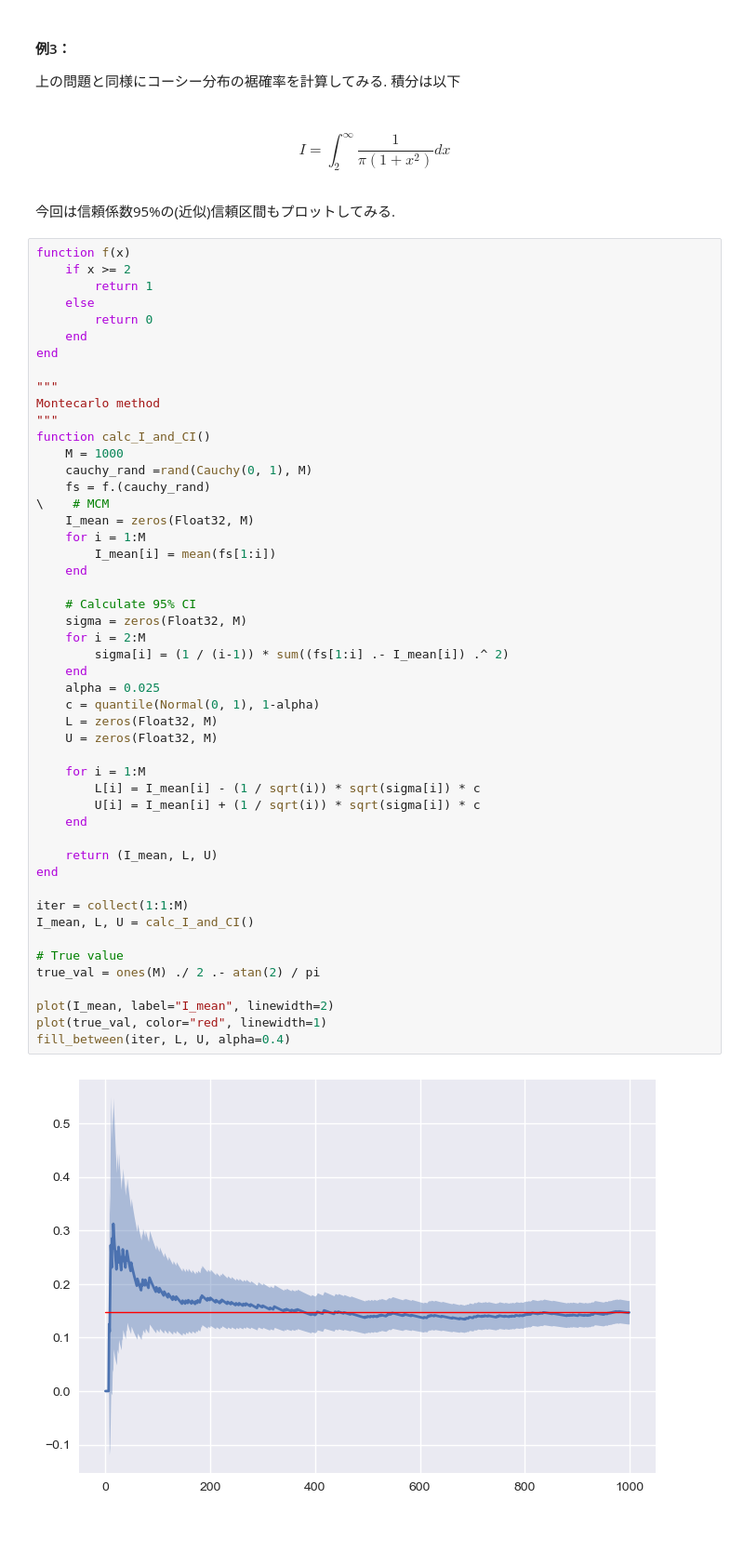
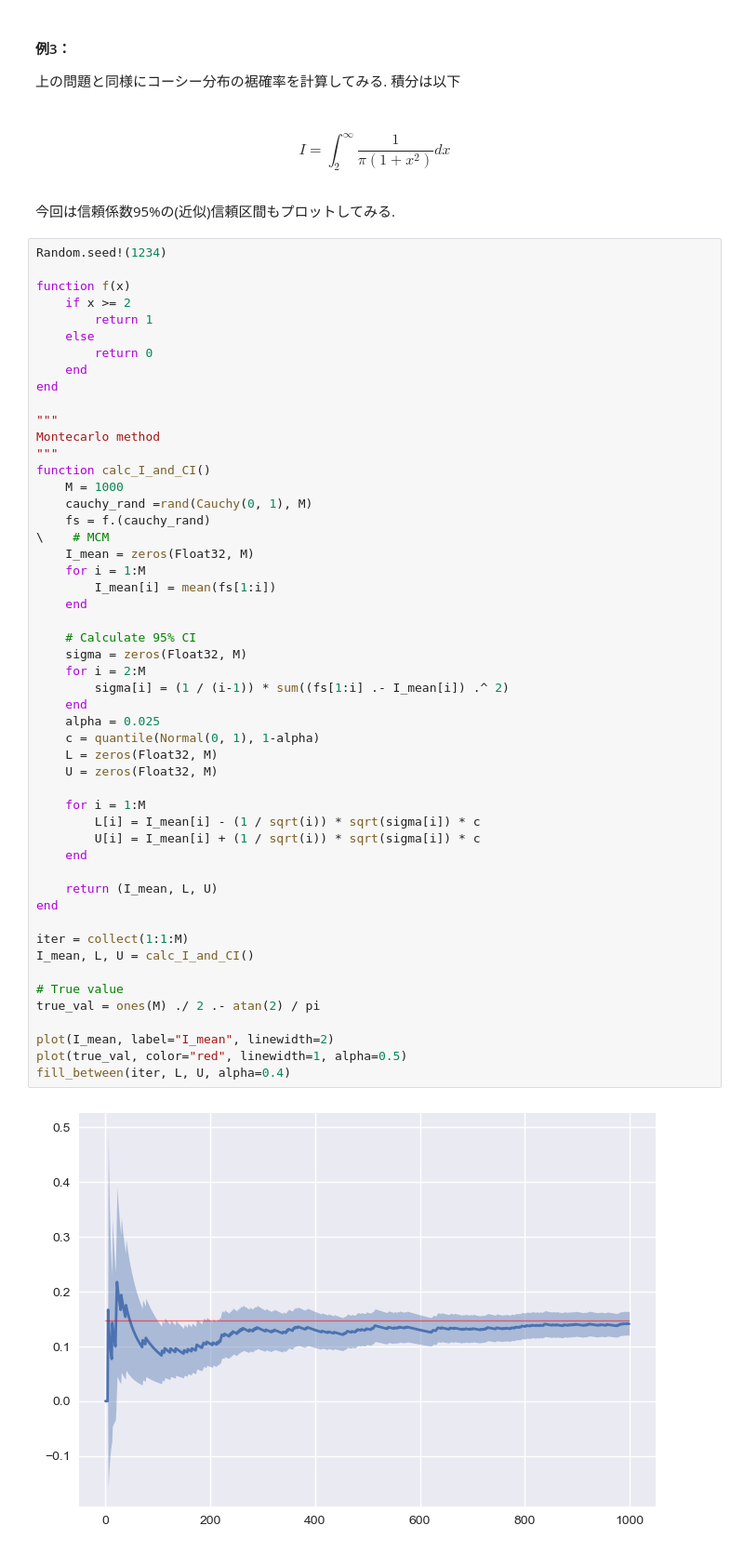
Before and after one commit to rmasutani/bayes_jl, a Jupyter notebook: notebooks/example.ipynb, the cells around one changed output. Shown at 93% size. Drawn from its saved outputs; the diff is of its cells as text.

```diff
--- a/notebooks/example.ipynb
+++ b/notebooks/example.ipynb
@@ -99,6 +101,8 @@ $$I = \int_{2}^{\infty}\frac{1}{\pi(1 + x^2)}dx$$
 
 今回は信頼係数95%の(近似)信頼区間もプロットしてみる.
 # %%
+Random.seed!(1234)
+
 function f(x)
     if x >= 2
         return 1
@@ -120,35 +124,35 @@ function calc_I_and_CI()
         I_mean[i] = mean(fs[1:i])
     end
 
     # Calculate 95% CI
     sigma = zeros(Float32, M)
     for i = 2:M
         sigma[i] = (1 / (i-1)) * sum((fs[1:i] .- I_mean[i]) .^ 2)
     end
     alpha = 0.025
     c = quantile(Normal(0, 1), 1-alpha)
     L = zeros(Float32, M)
     U = zeros(Float32, M)
 
     for i = 1:M
         L[i] = I_mean[i] - (1 / sqrt(i)) * sqrt(sigma[i]) * c
         U[i] = I_mean[i] + (1 / sqrt(i)) * sqrt(sigma[i]) * c
     end
 
     return (I_mean, L, U)
 end
 
 iter = collect(1:1:M)
 I_mean, L, U = calc_I_and_CI()
 
 # True value
 true_val = ones(M) ./ 2 .- atan(2) / pi
 
 plot(I_mean, label="I_mean", linewidth=2)
-plot(true_val, color="red", linewidth=1)
+plot(true_val, color="red", linewidth=1, alpha=0.5)
 fill_between(iter, L, U, alpha=0.4)
 # %% [output]
-[figure, old version]
+[figure, new version]
 PyObject <matplotlib.collections.PolyCollection object at 0x...>
 # %% [markdown]
 ### 自己正規化モンテカルロ積分法
```
Also changed, not shown: parts of 3 cells of this notebook.
